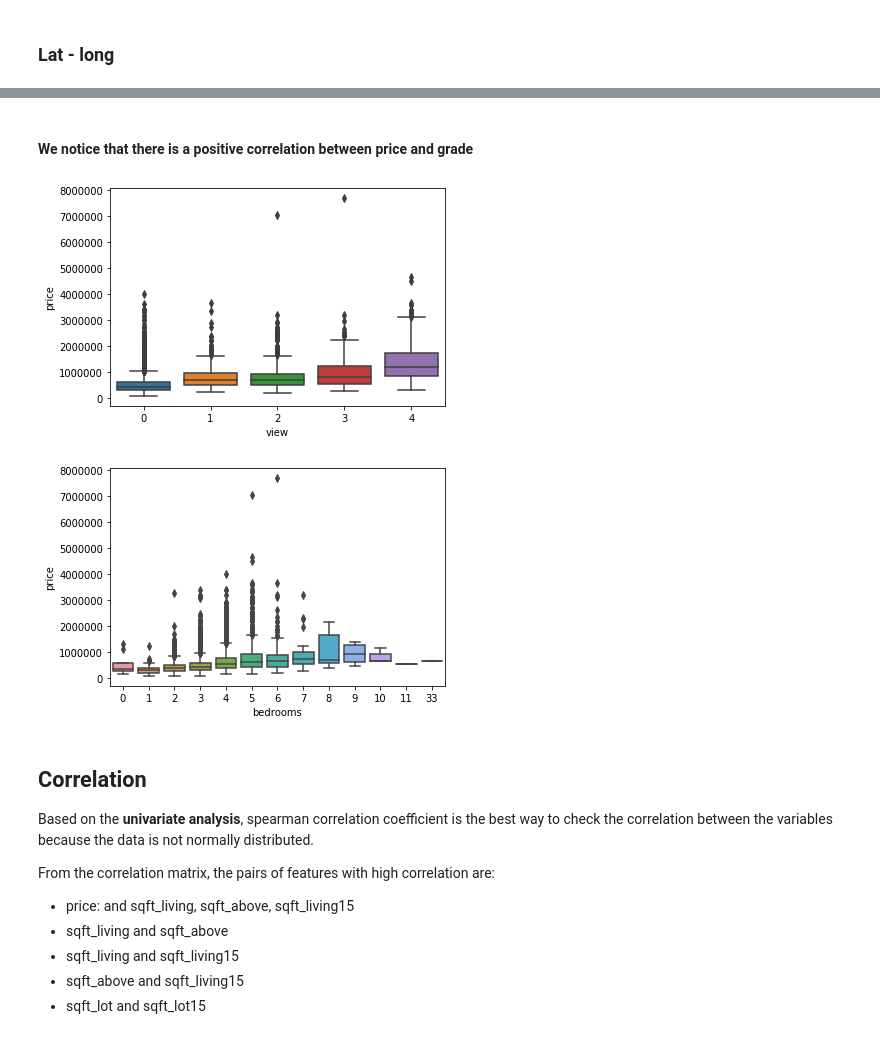
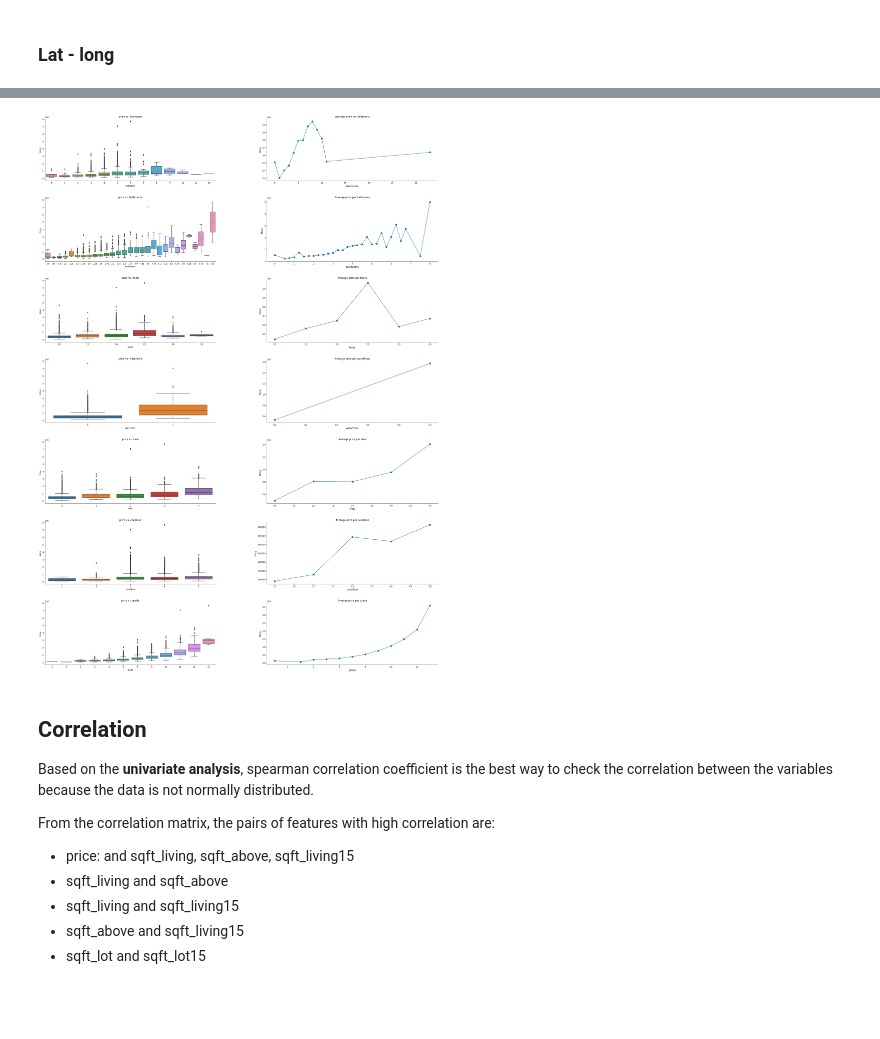
Before and after one commit to Nicola-Ibrahim/House-price-prediction, a Jupyter notebook: House pricing prediction.ipynb, the cells around one changed output, grey strips where cells are left out. Cells and saved outputs as stored; diff of their text form; code cells hidden in the pictures; blank space fills up the shorter version.

```diff
--- a/House pricing prediction.ipynb
+++ b/House pricing prediction.ipynb
@@ -408,13 +360,38 @@ sns.boxplot(x='grade', y='price', data=df_train);
-# %% [markdown]
-#### We notice that there is a positive correlation between **price** and **grade**
-# %%
-sns.boxplot(x='view', y='price', data=df_train);
-# %% [output]
-[figure, removed]
-# %%
-sns.boxplot(x='bedrooms', y='price',  data=df_train);
-# %% [output]
-[figure, removed]
+# %%
+# plot mean plot and box plot besides each other
+def plot_mean_box_plot(data:pd.DataFrame, cols:list):
+    """
+    Plot mean price grouped by categorical features as scatter plot
+
+    Parameters
+    ----------
+    data : DataFrame
+    cols : list of features
+    """
+
+    figure, axs = plt.subplots(nrows=len(cols), ncols=2, figsize=(35,50))
+    figure.subplots_adjust(wspace=0.3, hspace=0.3)
+
+    for i, col in enumerate(cols):
+        grouped_data = data.groupby(col).mean()['price'].to_frame()
+        grouped_data[col] = grouped_data.index
+        grouped_data.rename(columns={0:'price'}, inplace=True)
+        grouped_data.reset_index(drop=True, inplace=True)
+
+        sns.boxplot(x=col, y='price', data=data, ax=axs[i][0])
+        axs[i][0].set_title(f'price vs. {col}')
+        axs[i][0].set_ylabel('Price')
+
+        sns.lineplot(x=col, y='price', data=grouped_data, ax=axs[i][1])
+        sns.scatterplot(x=col, y='price', data=grouped_data, ax=axs[i][1], s=100)
+        axs[i][1].set_title(f"Average price per {col}")
+        axs[i][1].set_xlabel(col, fontsize=12)
+        axs[i][1].set_ylabel('Price', fontsize=12)
+        sns.despine()
+
+plot_mean_box_plot(df_train, categorical_feat)
+# %% [output]
+[figure, added]
 # %% [markdown]
 ## Correlation
 Based on the **univariate analysis**, spearman correlation coefficient is the best way to check the correlation between the variables because the data is not normally distributed.
```
Also changed, not shown: parts of 38 cells of this notebook.
